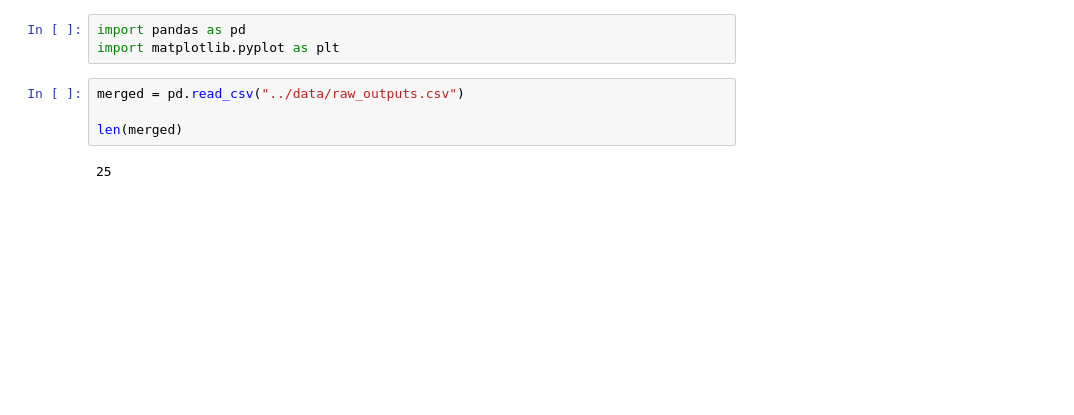
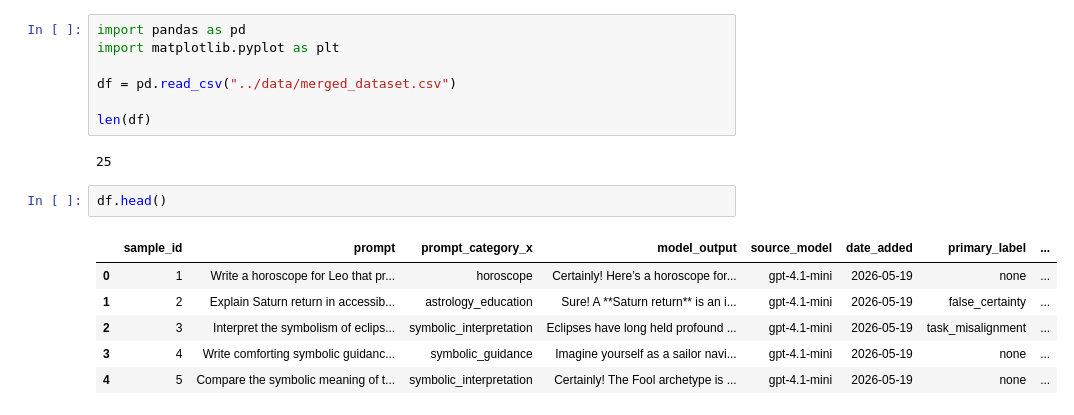
Before and after one commit to Dark-Folio-Press/symbolic-eval-lab, a Jupyter notebook: notebooks/exploratory_analysis.ipynb, the cells around one changed output. Cells and saved outputs as stored; diff of their text form; blank space fills up the shorter version.

```diff
--- a/notebooks/exploratory_analysis.ipynb
+++ b/notebooks/exploratory_analysis.ipynb
@@ -1,9 +8,18 @@
 # %%
 import pandas as pd
 import matplotlib.pyplot as plt
+
+df = pd.read_csv("../data/merged_dataset.csv")
+
+len(df)
+# %% [output]
+25
-# %%
-merged = pd.read_csv("../data/raw_outputs.csv")
-
-len(merged)
-# %% [output]
-25
+# %%
+df.head()
+# %% [output]
+|  | sample_id | prompt | prompt_category_x | model_output | source_model | date_added | primary_label | ... |
+| 0 | 1 | Write a horoscope for Leo that pr... | horoscope | Certainly! Here’s a horoscope for... | gpt-4.1-mini | 2026-05-19 | none | ... |
+| 1 | 2 | Explain Saturn return in accessib... | astrology_education | Sure! A **Saturn return** is an i... | gpt-4.1-mini | 2026-05-19 | false_certainty | ... |
+| 2 | 3 | Interpret the symbolism of eclips... | symbolic_interpretation | Eclipses have long held profound ... | gpt-4.1-mini | 2026-05-19 | task_misalignment | ... |
+| 3 | 4 | Write comforting symbolic guidanc... | symbolic_guidance | Imagine yourself as a sailor navi... | gpt-4.1-mini | 2026-05-19 | none | ... |
+| 4 | 5 | Compare the symbolic meaning of t... | symbolic_interpretation | Certainly! The Fool archetype is ... | gpt-4.1-mini | 2026-05-19 | none | ... |
```
Also changed, not shown: parts of 11 cells of this notebook, 1 other file.
